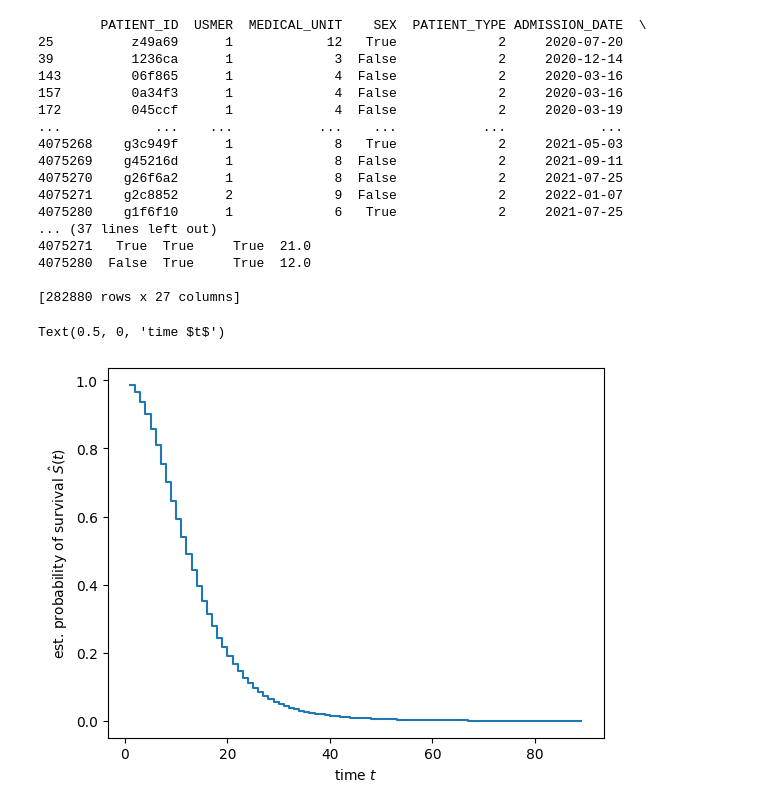
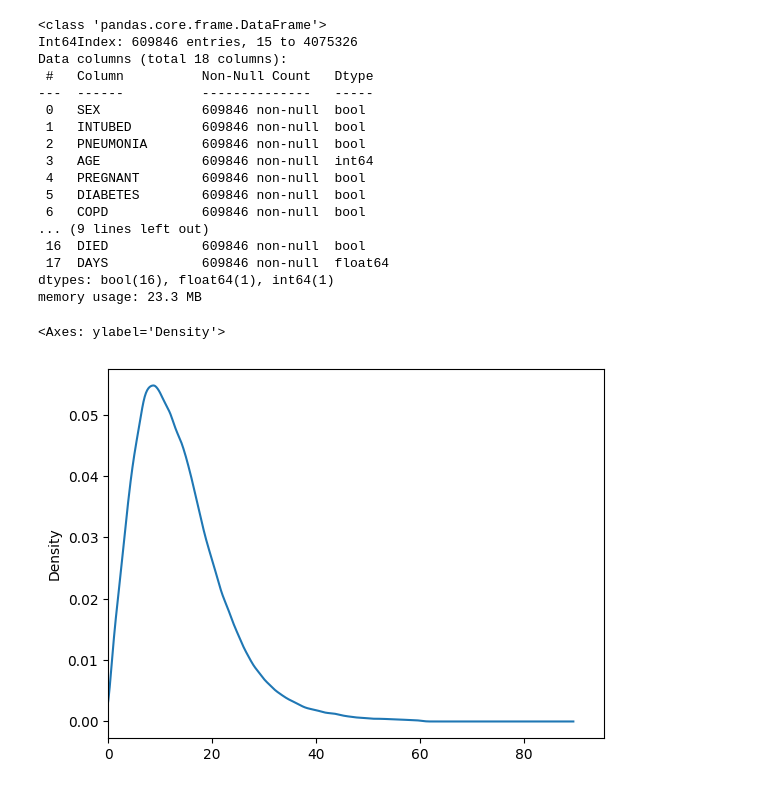
Before and after one commit to JustCati/CovidRiskPrediction, a Jupyter notebook: Python/SurvCurve.ipynb, the cells around one changed output. Cells and saved outputs as stored; diff of their text form; code cells hidden in the pictures.

Commit message:
SURV CURVE DONE

```diff
--- a/Python/SurvCurve.ipynb
+++ b/Python/SurvCurve.ipynb
@@ -10,36 +13,46 @@ covid = pd.read_parquet('covidClean.parquet')
 
 df = covid.copy()
 df["DAYS"] = (df["DEATH_DATE"] - df["SYMPTOMS_DATE"]).dt.days
-
-df = df[df["DAYS"] > 0]
-df = df[df["DAYS"] < 90]
 df = df.fillna(0)
 
-print(df)
+toRemove = ["PATIENT_ID", "USMER", "SYMPTOMS_DATE",
+            "MEDICAL_UNIT", "ADMISSION_DATE", "PATIENT_TYPE",
+            "DEATH_DATE", "ORIGIN_COUNTRY", "AT_RISK"]
+df = df.drop(columns = toRemove)
+df = df[(df.DAYS >= 0) & (df.DAYS <= 60)]
+
+df.info()
 # %% [output]
-        PATIENT_ID  USMER  MEDICAL_UNIT    SEX  PATIENT_TYPE ADMISSION_DATE  \
-25          z49a69      1            12   True             2     2020-07-20
-39          1236ca      1             3  False             2     2020-12-14
-143         06f865      1             4  False             2     2020-03-16
-157         0a34f3      1             4  False             2     2020-03-16
-172         045ccf      1             4  False             2     2020-03-19
-...            ...    ...           ...    ...           ...            ...
-4075268    g3c949f      1             8   True             2     2021-05-03
-4075269    g45216d      1             8  False             2     2021-09-11
-4075270    g26f6a2      1             8  False             2     2021-07-25
-4075271    g2c8852      2             9  False             2     2022-01-07
-4075280    g1f6f10      1             6   True             2     2021-07-25
-... (37 lines left out)
-4075271   True  True     True  21.0
-4075280  False  True     True  12.0
-
-[282880 rows x 27 columns]
+<class 'pandas.core.frame.DataFrame'>
+Int64Index: 609846 entries, 15 to 4075326
+Data columns (total 18 columns):
+ #   Column          Non-Null Count   Dtype
+---  ------          --------------   -----
+ 0   SEX             609846 non-null  bool
+ 1   INTUBED         609846 non-null  bool
+ 2   PNEUMONIA       609846 non-null  bool
+ 3   AGE             609846 non-null  int64
+ 4   PREGNANT        609846 non-null  bool
+ 5   DIABETES        609846 non-null  bool
+ 6   COPD            609846 non-null  bool
+... (9 lines left out)
+ 16  DIED            609846 non-null  bool
+ 17  DAYS            609846 non-null  float64
+dtypes: bool(16), float64(1), int64(1)
+memory usage: 23.3 MB
+# %%
+df.DAYS[df.DAYS != 0].plot(kind="kde", xlim=(0))
+# %% [output]
+<Axes: ylabel='Density'>
+[figure, added]
 # %%
-time, survival_prob = kaplan_meier_estimator(df["DIED"], df["DAYS"])
+def printGraph(colname, legend = ["NO", "YES"]):
+    for elem in set(df[colname]):
+        indexis = df[df[colname] == elem]
+        time, survival_prob = kaplan_meier_estimator(indexis["DIED"], indexis["DAYS"])
 
-plt.step(time, survival_prob, where="post")
-plt.ylabel("est. probability of survival $\hat{S}(t)$")
-plt.xlabel("time $t$")
+        plt.title(colname)
+        plt.step(time, survival_prob, where="post")
+        plt.ylabel("est. probability of survival $\hat{S}(t)$")
+        plt.xlabel("time $t$")
+        plt.legend(legend)
-# %% [output]
-Text(0.5, 0, 'time $t$')
-[figure, removed]
```
Also changed, not shown: parts of 15 cells of this notebook.
